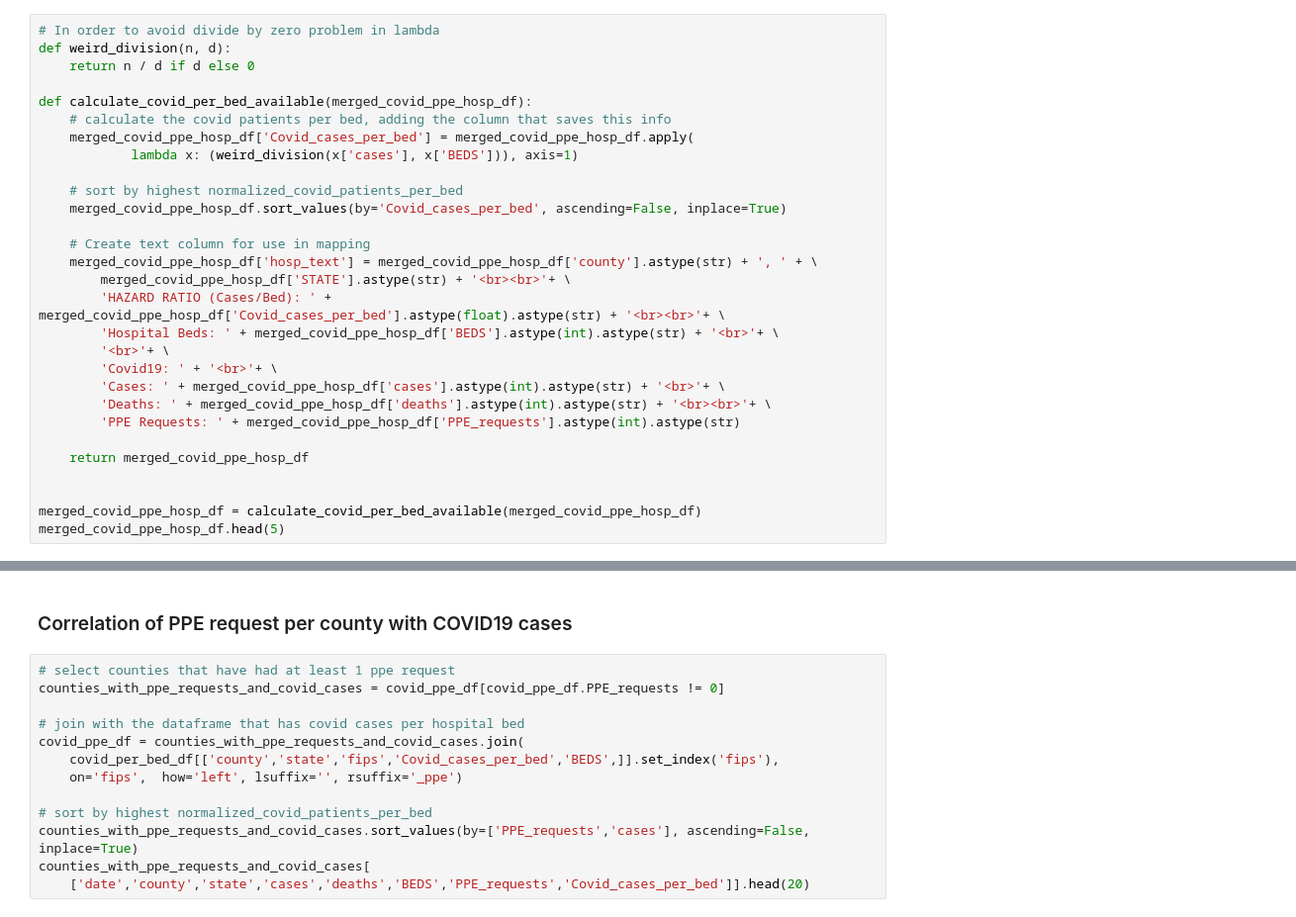
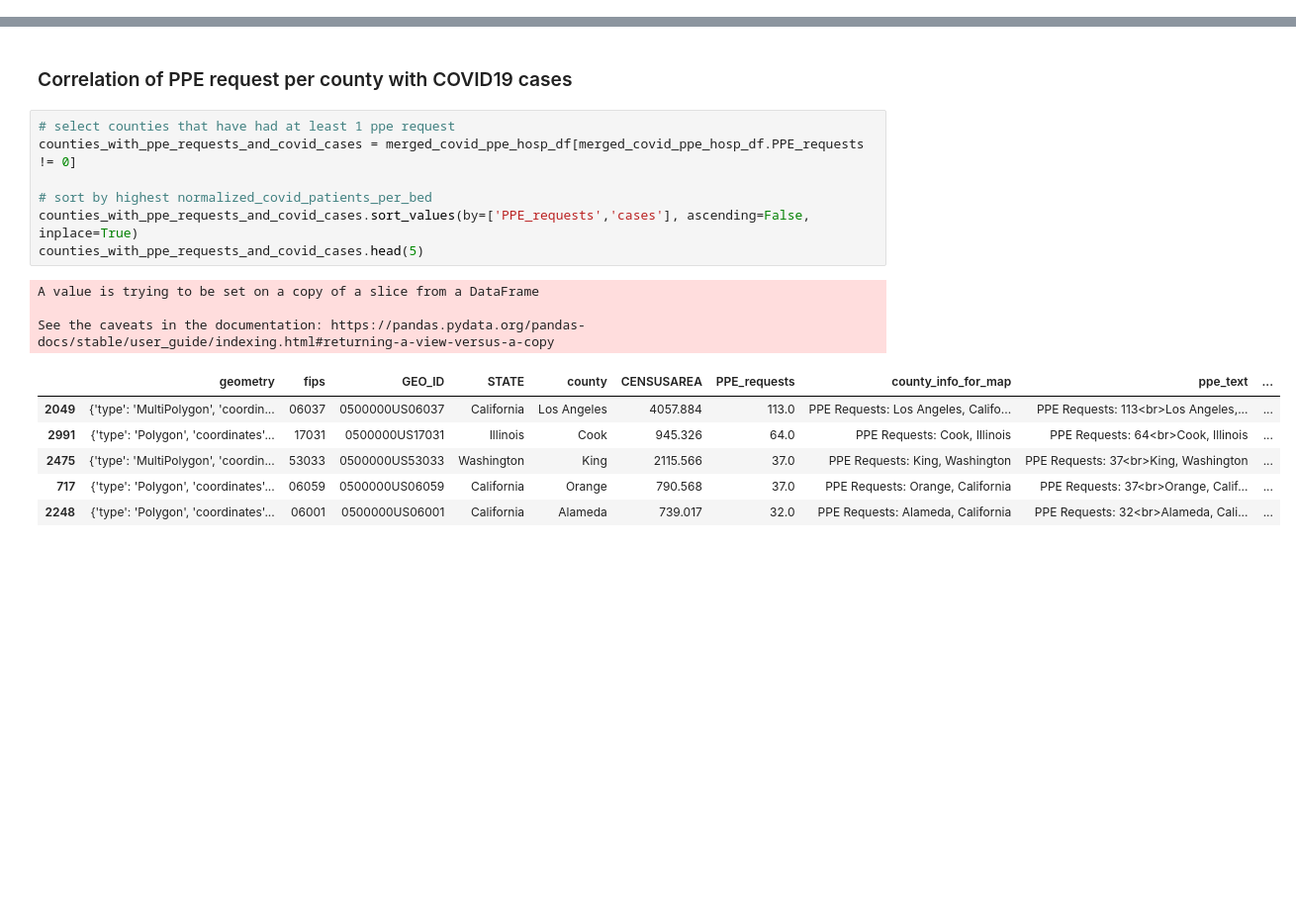
Before and after one commit to GetUsPPE/getusppe_viz, a Jupyter notebook: notebooks/mattr/Correlation_PPE_Demand_With_Covid19_Cases_v2.ipynb, the cells around one changed output, grey strips where cells are left out. Shown: that part at 99% size. Drawn from its saved outputs; the diff is of its cells as text; blank space fills up the shorter version.

```diff
--- a/notebooks/mattr/Correlation_PPE_Demand_With_Covid19_Cases_v2.ipynb
+++ b/notebooks/mattr/Correlation_PPE_Demand_With_Covid19_Cases_v2.ipynb
@@ -416,32 +189,3 @@ choropleth_mapbox_usa_plot(
     )
 # %% [markdown]
 ### Covid cases per bed available
-# %%
-# In order to avoid divide by zero problem in lambda
-def weird_division(n, d):
-    return n / d if d else 0
-
-def calculate_covid_per_bed_available(merged_covid_ppe_hosp_df):
-    # calculate the covid patients per bed, adding the column that saves this info
-    merged_covid_ppe_hosp_df['Covid_cases_per_bed'] = merged_covid_ppe_hosp_df.apply(
-            lambda x: (weird_division(x['cases'], x['BEDS'])), axis=1)
-
-    # sort by highest normalized_covid_patients_per_bed
-    merged_covid_ppe_hosp_df.sort_values(by='Covid_cases_per_bed', ascending=False, inplace=True)
-
-    # Create text column for use in mapping
-    merged_covid_ppe_hosp_df['hosp_text'] = merged_covid_ppe_hosp_df['county'].astype(str) + ', ' + \
-        merged_covid_ppe_hosp_df['STATE'].astype(str) + '<br><br>'+ \
-        'HAZARD RATIO (Cases/Bed): ' + merged_covid_ppe_hosp_df['Covid_cases_per_bed'].astype(float).astype(str) + '<br><br>'+ \
-        'Hospital Beds: ' + merged_covid_ppe_hosp_df['BEDS'].astype(int).astype(str) + '<br>'+ \
-        '<br>'+ \
-        'Covid19: ' + '<br>'+ \
-        'Cases: ' + merged_covid_ppe_hosp_df['cases'].astype(int).astype(str) + '<br>'+ \
-        'Deaths: ' + merged_covid_ppe_hosp_df['deaths'].astype(int).astype(str) + '<br><br>'+ \
-        'PPE Requests: ' + merged_covid_ppe_hosp_df['PPE_requests'].astype(int).astype(str)
-
-    return merged_covid_ppe_hosp_df
-
-
-merged_covid_ppe_hosp_df = calculate_covid_per_bed_available(merged_covid_ppe_hosp_df)
-merged_covid_ppe_hosp_df.head(5)
@@ -505,17 +231,21 @@ choropleth_mapbox_usa_plot(
 ### Correlation of PPE request per county with COVID19 cases
 # %%
 # select counties that have had at least 1 ppe request
-counties_with_ppe_requests_and_covid_cases = covid_ppe_df[covid_ppe_df.PPE_requests != 0]
-
-# join with the dataframe that has covid cases per hospital bed
-covid_ppe_df = counties_with_ppe_requests_and_covid_cases.join(
-    covid_per_bed_df[['county','state','fips','Covid_cases_per_bed','BEDS',]].set_index('fips'),
-    on='fips',  how='left', lsuffix='', rsuffix='_ppe')
+counties_with_ppe_requests_and_covid_cases = merged_covid_ppe_hosp_df[merged_covid_ppe_hosp_df.PPE_requests != 0]
 
 # sort by highest normalized_covid_patients_per_bed
 counties_with_ppe_requests_and_covid_cases.sort_values(by=['PPE_requests','cases'], ascending=False, inplace=True)
-counties_with_ppe_requests_and_covid_cases[
-    ['date','county','state','cases','deaths','BEDS','PPE_requests','Covid_cases_per_bed']].head(20)
+counties_with_ppe_requests_and_covid_cases.head(5)
+# %% [output]
+A value is trying to be set on a copy of a slice from a DataFrame
+
+See the caveats in the documentation: https://pandas.pydata.org/pandas-docs/stable/user_guide/indexing.html#returning-a-view-versus-a-copy
+|  | geometry | fips | GEO_ID | STATE | county | CENSUSAREA | PPE_requests | county_info_for_map | ppe_text | ... |
+| 2049 | {'type': 'MultiPolygon', 'coordin... | 06037 | 0500000US06037 | California | Los Angeles | 4057.884 | 113.0 | PPE Requests: Los Angeles, Califo... | PPE Requests: 113<br>Los Angeles,... | ... |
+| 2991 | {'type': 'Polygon', 'coordinates'... | 17031 | 0500000US17031 | Illinois | Cook | 945.326 | 64.0 | PPE Requests: Cook, Illinois | PPE Requests: 64<br>Cook, Illinois | ... |
+| 2475 | {'type': 'MultiPolygon', 'coordin... | 53033 | 0500000US53033 | Washington | King | 2115.566 | 37.0 | PPE Requests: King, Washington | PPE Requests: 37<br>King, Washington | ... |
+| 717 | {'type': 'Polygon', 'coordinates'... | 06059 | 0500000US06059 | California | Orange | 790.568 | 37.0 | PPE Requests: Orange, California | PPE Requests: 37<br>Orange, Calif... | ... |
+| 2248 | {'type': 'Polygon', 'coordinates'... | 06001 | 0500000US06001 | California | Alameda | 739.017 | 32.0 | PPE Requests: Alameda, California | PPE Requests: 32<br>Alameda, Cali... | ... |
 # %%
 fig = px.scatter(
     counties_with_ppe_requests_and_covid_cases,
```
Also changed, not shown: parts of 39 cells of this notebook, 4 other files.
